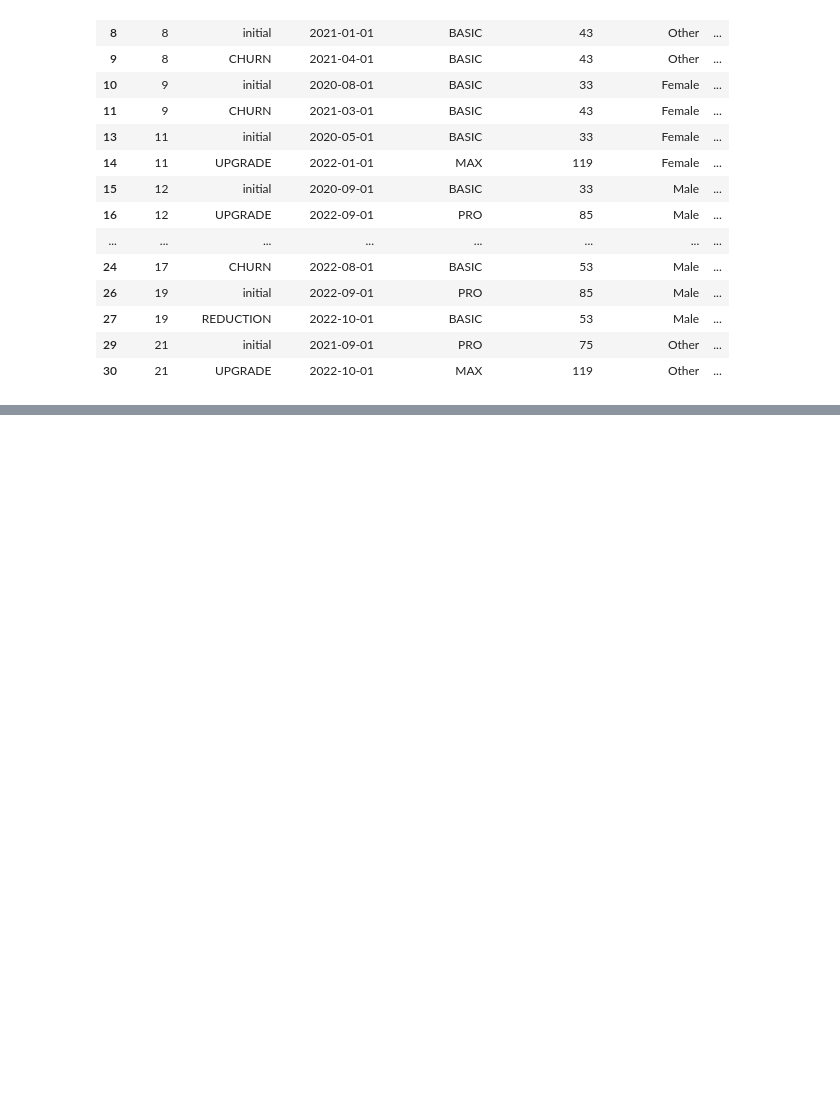
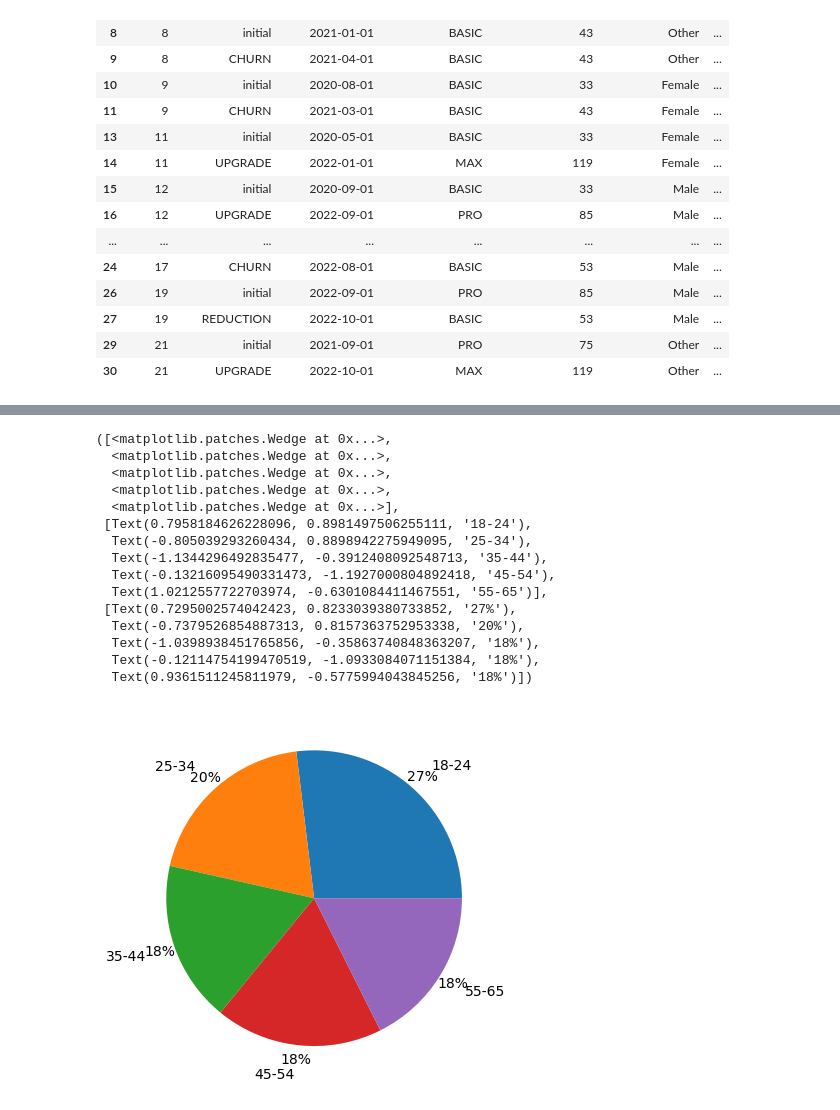
Before and after one commit to mindyng/Take-Homes, a Jupyter notebook: subscription-business-performance.ipynb, the cells around one changed output, grey strips where cells are left out. Drawn from its saved outputs; the diff is of its cells as text; code cells hidden in the pictures; blank space fills up the shorter version.

```diff
--- a/subscription-business-performance.ipynb
+++ b/subscription-business-performance.ipynb
@@ -308,0 +346,20 @@ Name: transaction_type, dtype: int64
+# %%
+up_age_cnt = sub_tx_upgrade.groupby(['age_group1']).size().reset_index(name='counts')
+plt.pie(x=up_age_cnt["counts"], labels=up_age_cnt.age_group1, autopct='%1.0f%%', pctdistance=1.1, labeldistance=1.2)
+# %% [output]
+([<matplotlib.patches.Wedge at 0x...>,
+  <matplotlib.patches.Wedge at 0x...>,
+  <matplotlib.patches.Wedge at 0x...>,
+  <matplotlib.patches.Wedge at 0x...>,
+  <matplotlib.patches.Wedge at 0x...>],
+ [Text(0.7958184626228096, 0.8981497506255111, '18-24'),
+  Text(-0.805039293260434, 0.8898942275949095, '25-34'),
+  Text(-1.1344296492835477, -0.3912408092548713, '35-44'),
+  Text(-0.13216095490331473, -1.1927000804892418, '45-54'),
+  Text(1.0212557722703974, -0.6301084411467551, '55-65')],
+ [Text(0.7295002574042423, 0.8233039380733852, '27%'),
+  Text(-0.7379526854887313, 0.8157363752953338, '20%'),
+  Text(-1.0398938451765856, -0.35863740848363207, '18%'),
+  Text(-0.12114754199470519, -1.0933084071151384, '18%'),
+  Text(0.9361511245811979, -0.5775994043845256, '18%')])
+[figure, added]
```
Also changed, not shown: parts of 15 cells of this notebook.
